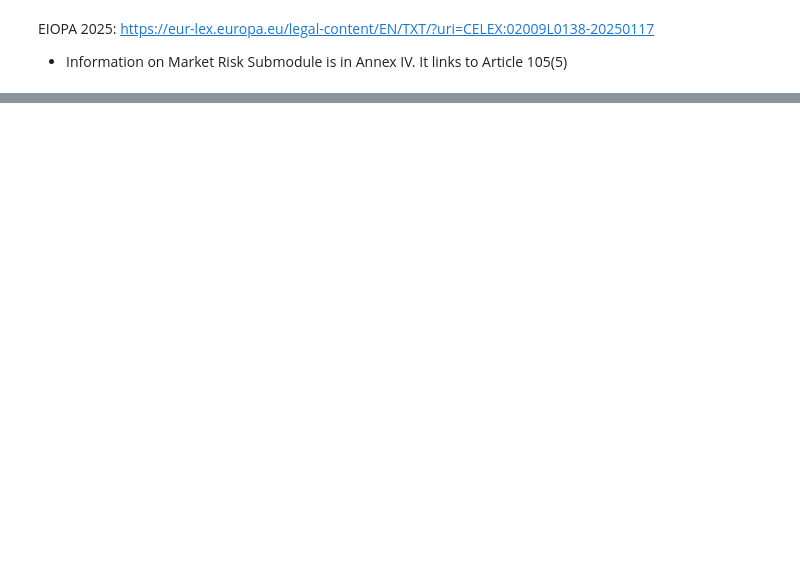
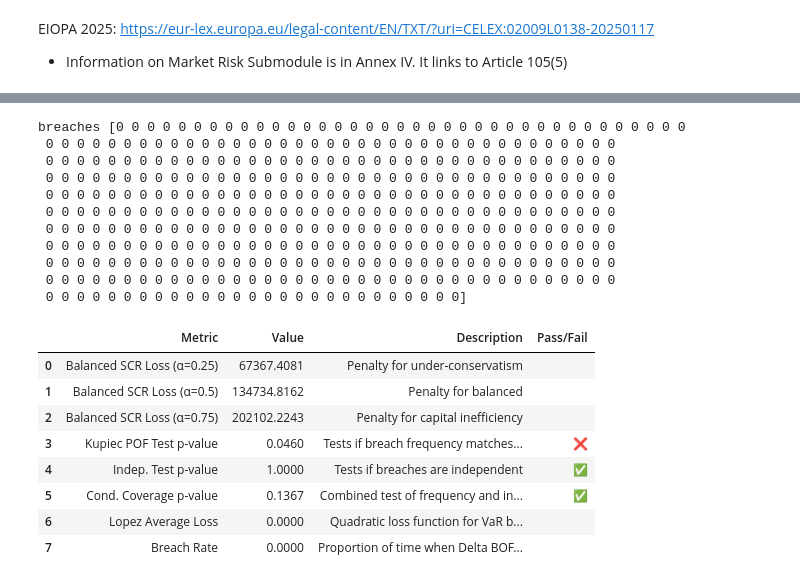
Before and after one commit to nickaskari/master-thesis, a Jupyter notebook: standard_formula/standard_formula.ipynb, the cells around one changed output, grey strips where cells are left out. Cells and saved outputs as stored; diff of their text form; code cells hidden in the pictures; blank space fills up the shorter version.

```diff
--- a/standard_formula/standard_formula.ipynb
+++ b/standard_formula/standard_formula.ipynb
@@ -48,0 +49,5 @@ portfolio_data = {
+# %%
+asset_names = returns_df.columns
+
+num_assets = returns_df.shape[1]
+weights = np.full(num_assets, 1 / num_assets)
@@ -48,0 +226,23 @@ portfolio_data = {
+# %%
+evaluate_risk_metrics(scr_values, realized_delta_bof_values_1)
+# %% [output]
+breaches [0 0 0 0 0 0 0 0 0 0 0 0 0 0 0 0 0 0 0 0 0 0 0 0 0 0 0 0 0 0 0 0 0 0 0 0 0
+ 0 0 0 0 0 0 0 0 0 0 0 0 0 0 0 0 0 0 0 0 0 0 0 0 0 0 0 0 0 0 0 0 0 0 0 0 0
+ 0 0 0 0 0 0 0 0 0 0 0 0 0 0 0 0 0 0 0 0 0 0 0 0 0 0 0 0 0 0 0 0 0 0 0 0 0
+ 0 0 0 0 0 0 0 0 0 0 0 0 0 0 0 0 0 0 0 0 0 0 0 0 0 0 0 0 0 0 0 0 0 0 0 0 0
+ 0 0 0 0 0 0 0 0 0 0 0 0 0 0 0 0 0 0 0 0 0 0 0 0 0 0 0 0 0 0 0 0 0 0 0 0 0
+ 0 0 0 0 0 0 0 0 0 0 0 0 0 0 0 0 0 0 0 0 0 0 0 0 0 0 0 0 0 0 0 0 0 0 0 0 0
+ 0 0 0 0 0 0 0 0 0 0 0 0 0 0 0 0 0 0 0 0 0 0 0 0 0 0 0 0 0 0 0 0 0 0 0 0 0
+ 0 0 0 0 0 0 0 0 0 0 0 0 0 0 0 0 0 0 0 0 0 0 0 0 0 0 0 0 0 0 0 0 0 0 0 0 0
+ 0 0 0 0 0 0 0 0 0 0 0 0 0 0 0 0 0 0 0 0 0 0 0 0 0 0 0 0 0 0 0 0 0 0 0 0 0
+ 0 0 0 0 0 0 0 0 0 0 0 0 0 0 0 0 0 0 0 0 0 0 0 0 0 0 0 0 0 0 0 0 0 0 0 0 0
+ 0 0 0 0 0 0 0 0 0 0 0 0 0 0 0 0 0 0 0 0 0 0 0 0 0 0 0]
+|  | Metric | Value | Description | Pass/Fail |
+| 0 | Balanced SCR Loss (α=0.25) | 67367.4081 | Penalty for under-conservatism |  |
+| 1 | Balanced SCR Loss (α=0.5) | 134734.8162 | Penalty for balanced |  |
+| 2 | Balanced SCR Loss (α=0.75) | 202102.2243 | Penalty for capital inefficiency |  |
+| 3 | Kupiec POF Test p-value | 0.0460 | Tests if breach frequency matches... | ❌ |
+| 4 | Indep. Test p-value | 1.0000 | Tests if breaches are independent | ✅ |
+| 5 | Cond. Coverage p-value | 0.1367 | Combined test of frequency and in... | ✅ |
+| 6 | Lopez Average Loss | 0.0000 | Quadratic loss function for VaR b... |  |
+| 7 | Breach Rate | 0.0000 | Proportion of time when Delta BOF... |  |
```
Also changed, not shown: parts of 20 cells of this notebook, 2 other files.
